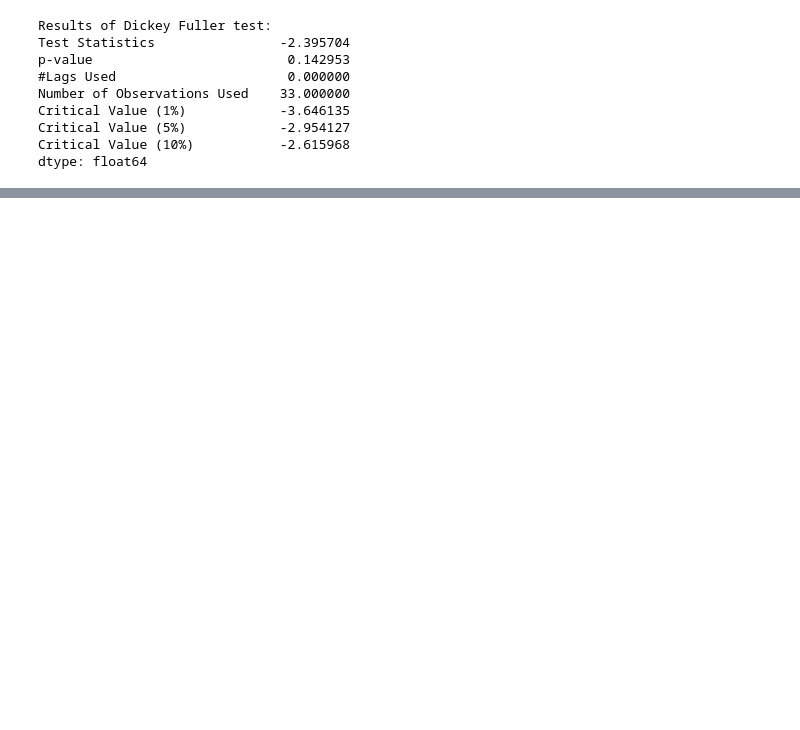
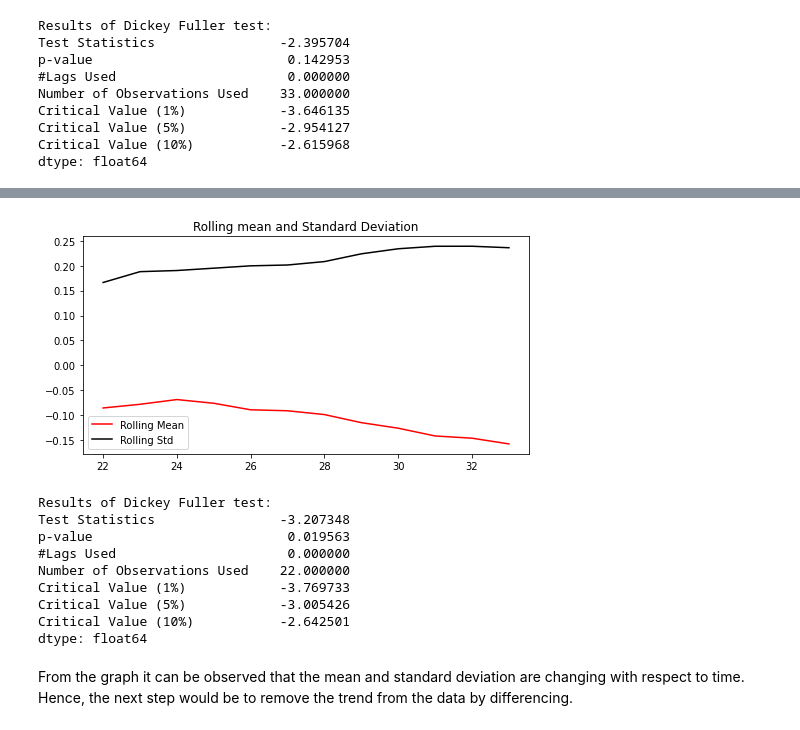
Before and after one commit to VallabhK/ExperimentsWithData, a Jupyter notebook: FutureSalesPrediction1CCompany.ipynb, the cells around one changed output, grey strips where cells are left out. Cells and saved outputs as stored; diff of their text form; code cells hidden in the pictures; blank space fills up the shorter version.

```diff
--- a/FutureSalesPrediction1CCompany.ipynb
+++ b/FutureSalesPrediction1CCompany.ipynb
@@ -185,0 +205,6 @@ plt.plot(TotalSales_logData)
+# %%
+logDatasetMinusMovingAverage = TotalSales_logData - movingAverage
+logDatasetMinusMovingAverage.head(12)
+
+logDatasetMinusMovingAverage.dropna(inplace= True)
+logDatasetMinusMovingAverage.head(10)
@@ -185,0 +224,48 @@ plt.plot(TotalSales_logData)
+# %%
+#Check the stationarity of the data for every change in dataset
+from statsmodels.tsa.stattools import adfuller
+def testStationarity(timeSeriesData, inputWindow):
+
+  #First check the rolling mean and deviation
+  rollingMean = timeSeriesData.rolling(window=inputWindow,
+                                       center = False).mean()
+  rollingStd = timeSeriesData.rolling(window=inputWindow,
+                                      center = False).std()
+
+  #Plot the rolling mean and deviation
+  plt.figure(figsize=(8,4))
+  """originalSales = plt.plot(timeSeriesData , color= 'blue',
+                           label = 'Original Sales')"""
+  mean = plt.plot(rollingMean, color = 'red', label = 'Rolling Mean')
+  std = plt.plot(rollingStd, color = 'black', label ='Rolling Std')
+  plt.legend(loc = 'best')
+  plt.title('Rolling mean and Standard Deviation')
+  plt.show(block =False)
+
+  #Code for Augmented Dickey Fuller Test
+  print('Results of Dickey Fuller test:')
+  dftest = adfuller(timeSeriesData.values, autolag ='AIC')
+  # the lag function used here can be changed based on type of data
+
+  dfoutput = pd.Series(dftest[0:4], index =['Test Statistics', 'p-value',
+                                            '#Lags Used',
+                                            'Number of Observations Used'])
+  for key,value in dftest[4].items():
+    dfoutput['Critical Value (%s)'%key] = value
+
+  print(dfoutput)
+# %%
+testStationarity(logDatasetMinusMovingAverage, 12)
+# %% [output]
+[figure, added]
+Results of Dickey Fuller test:
+Test Statistics                -3.207348
+p-value                         0.019563
+#Lags Used                      0.000000
+Number of Observations Used    22.000000
+Critical Value (1%)            -3.769733
+Critical Value (5%)            -3.005426
+Critical Value (10%)           -2.642501
+dtype: float64
+# %% [markdown]
+From the graph it can be observed that the mean and standard deviation are changing with respect to time. Hence, the next step would be to remove the trend from the data by differencing.
```
Also changed, not shown: parts of 20 cells of this notebook.
